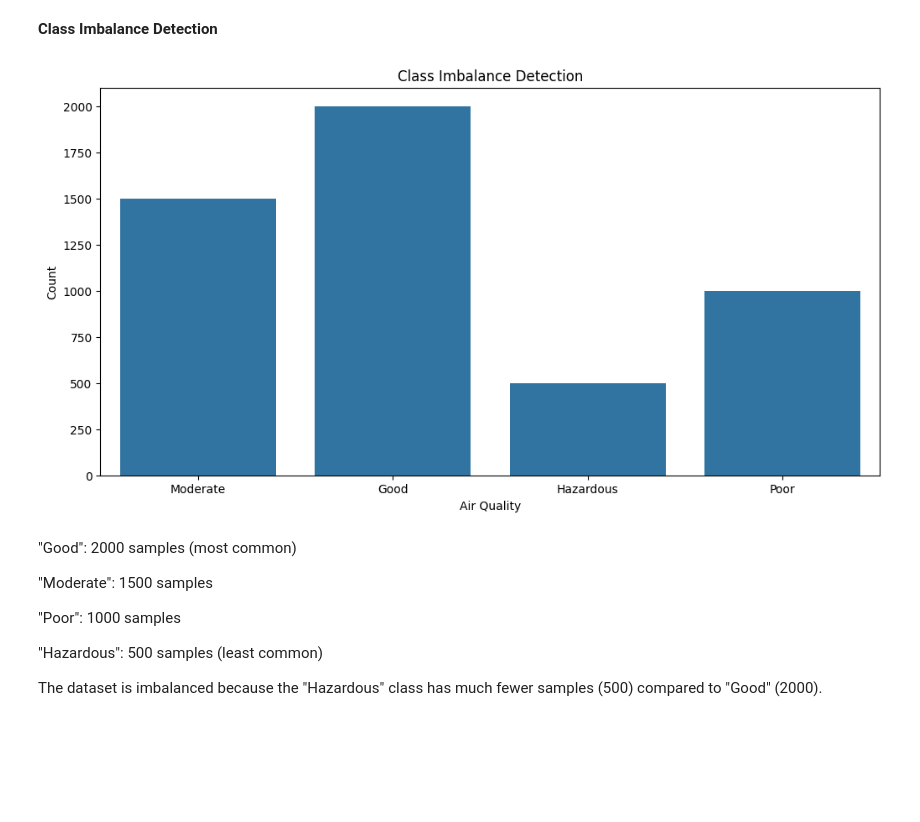
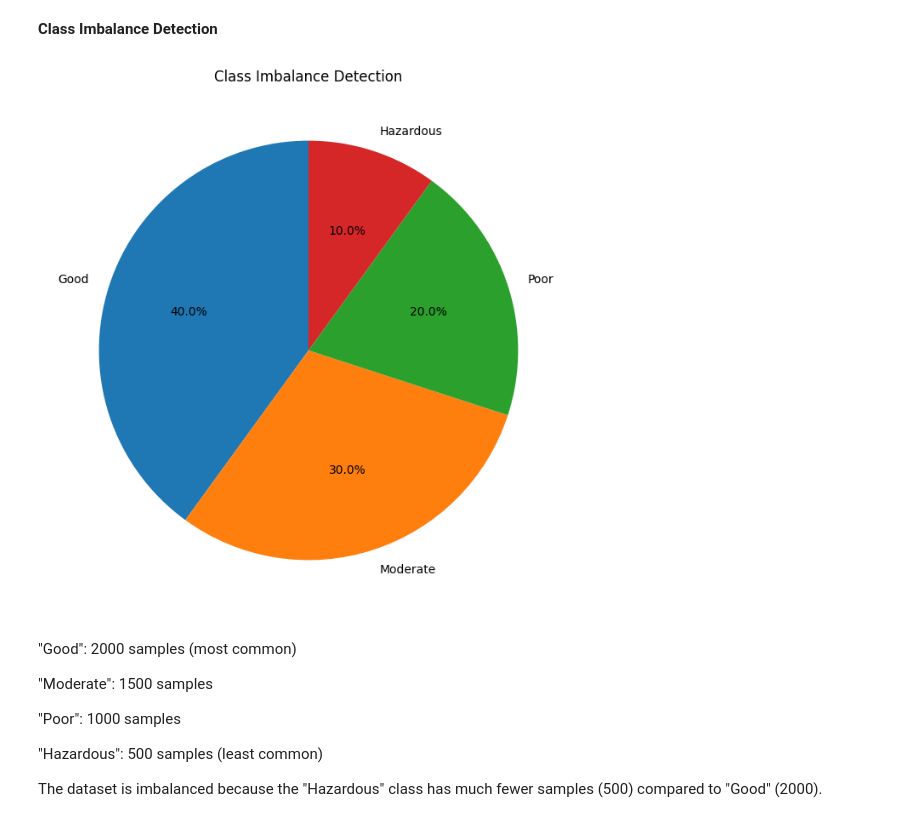
Before and after one commit to aljoharas/IT326, a Jupyter notebook: phase2.ipynb, the cells around one changed output. Cells and saved outputs as stored; diff of their text form; code cells hidden in the pictures; blank space fills up the shorter version.

```diff
--- a/phase2.ipynb
+++ b/phase2.ipynb
@@ -118,17 +117,17 @@ Temperature and pollution might have a negative Correlation. When the temperatur
 Air quality and industrial areas/population density might be related. More factories and people can mean more pollution.
 # %% [markdown]
 **Class Imbalance Detection**
-# %%
-import seaborn as sns
-
-plt.figure(figsize=(12, 6))
-sns.countplot(x='Air Quality', data=df)
-plt.title('Class Imbalance Detection')
-plt.xlabel('Air Quality')
-plt.ylabel('Count')
-plt.show()
-# %% [output]
-[figure, removed]
+# %%
+import matplotlib.pyplot as plt
+
+counts = df['Air Quality'].value_counts()
+
+plt.figure(figsize=(8, 8))
+plt.pie(counts, labels=counts.index, autopct='%1.1f%%', startangle=90)
+plt.title('Class Imbalance Detection')
+plt.show()
+# %% [output]
+[figure, added]
 # %% [markdown]
 
 "Good": 2000 samples (most common)
```
Also changed, not shown: parts of 1 cell of this notebook.
